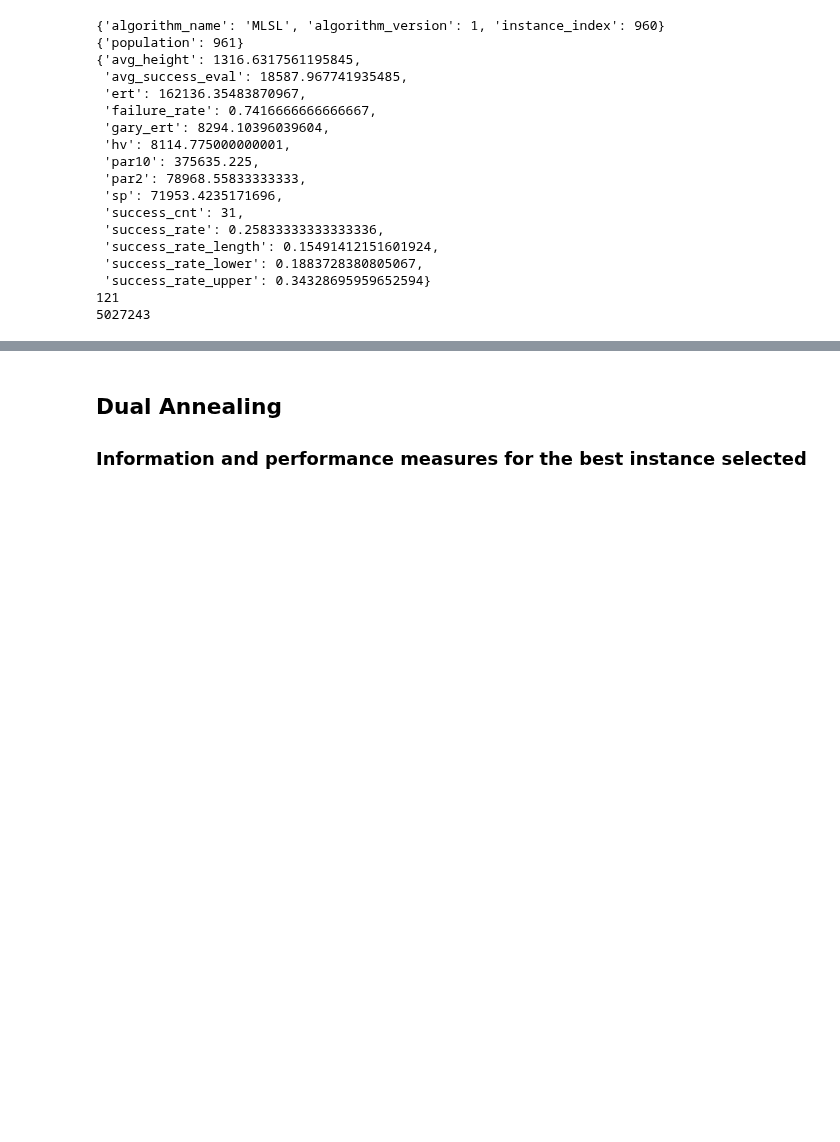
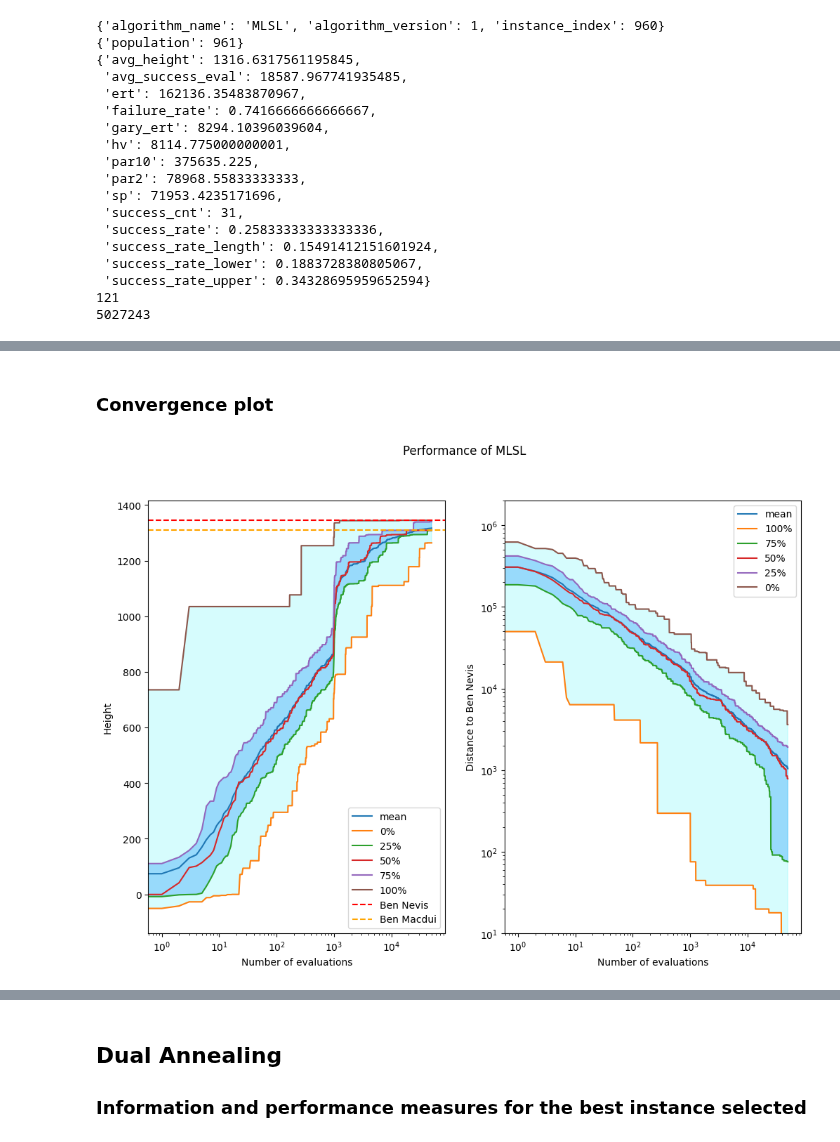
Before and after one commit to CardiacModelling/BenNevisBenchmark, a Jupyter notebook: ipynb/result.ipynb, the cells around one changed output, grey strips where cells are left out. Saved outputs shown, nothing was run; the diff lists cells and outputs as text; code cells hidden in the pictures; blank space fills up the shorter version.

```diff
--- a/ipynb/result.ipynb
+++ b/ipynb/result.ipynb
@@ -19,9 +19,10 @@ from pprint import pprint
 # %%
 save_handler = SaveHandler('mlsl')
 algo = mlsl
-algo.load_best_instance(save_handler=save_handler)
+algo.load_best_instance(save_handler=save_handler, result_partial=False)
 ins = algo.best_instance
-ins.run(save_handler=save_handler, restart=True, max_instance_fes=MAX_INSTANCE_FES * 5)
+# ins.run(save_handler=save_handler, restart=True,
+#         max_instance_fes=MAX_INSTANCE_FES * 5, save_partial=False)
 pprint(ins.info)
 pprint(ins.params)
 pprint(ins.performance_measures(excluding_first=True))
@@ -55,0 +50,6 @@ pprint(sum([r.eval_num for r in ins.results]))
+# %% [markdown]
+### Convergence plot
+# %%
+ins.plot_convergence_graph()
+# %% [output]
+[figure, added]
```
Also changed, not shown: parts of 16 cells of this notebook.
